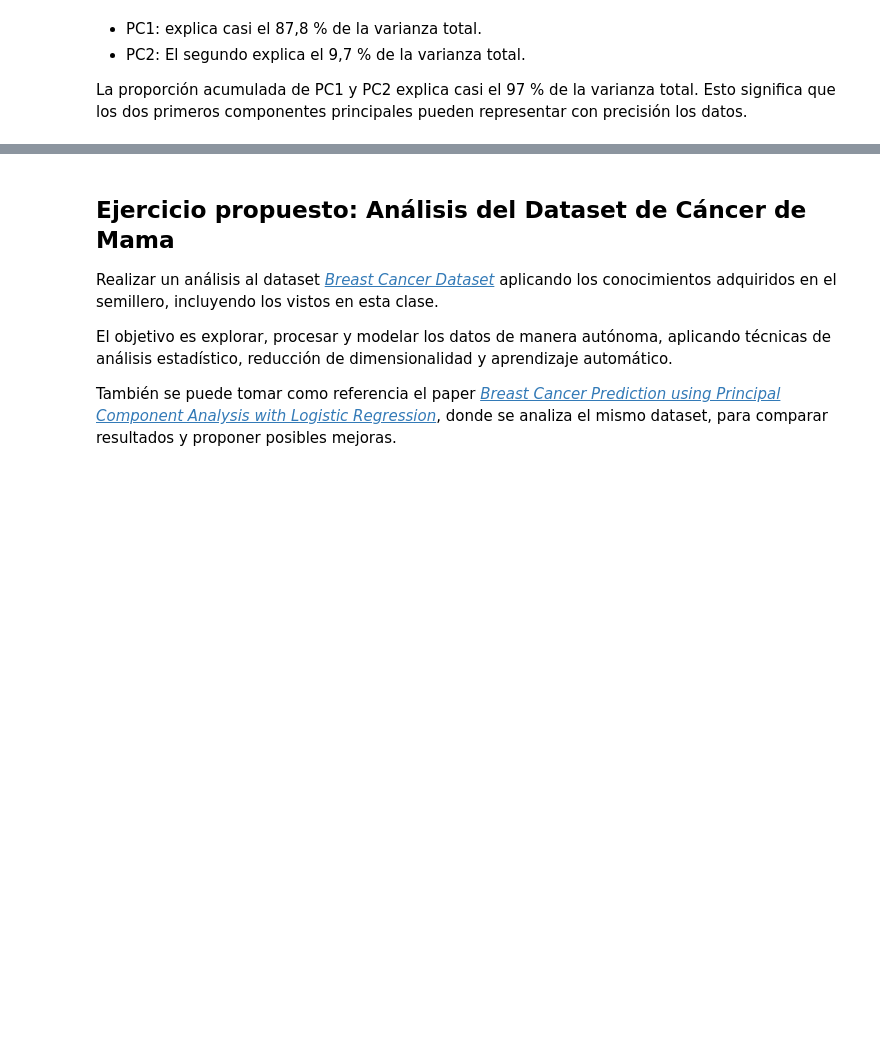
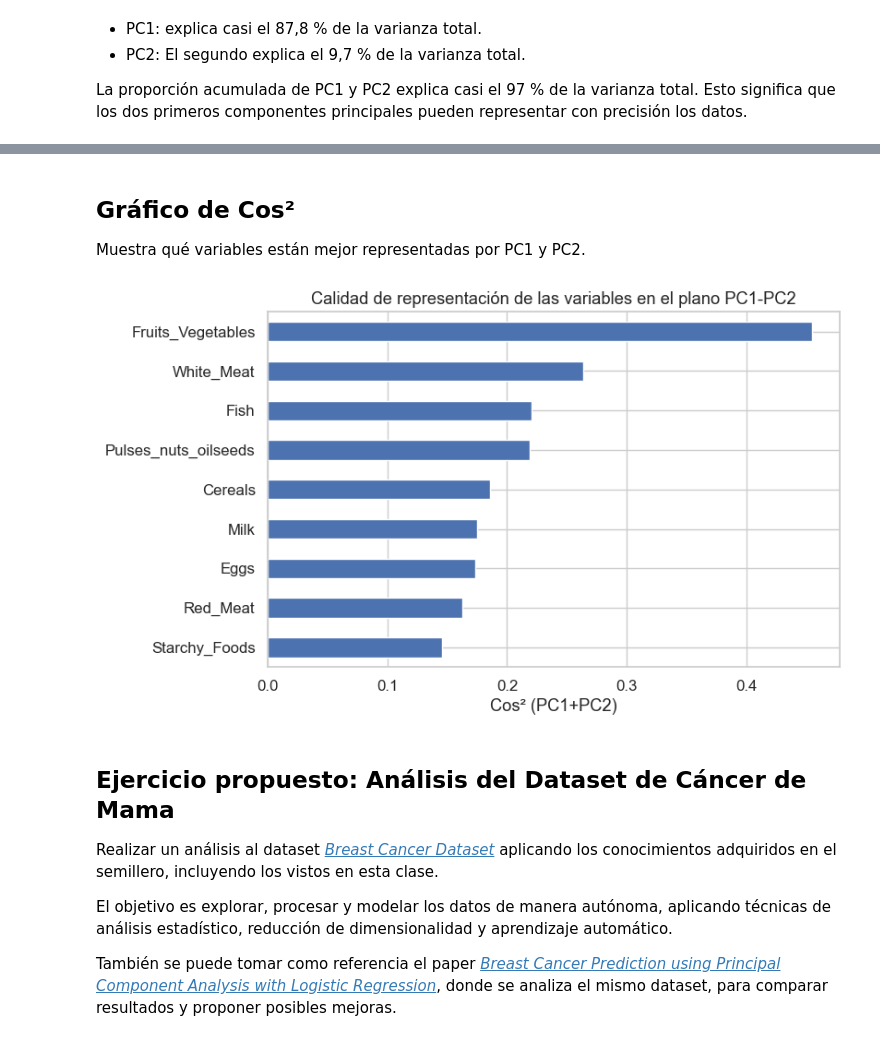
Before and after one commit to JeroHoyos/clase-pca, a Jupyter notebook: notebook-practica/ejemplo-practica.ipynb, the cells around one changed output, grey strips where cells are left out. Saved outputs shown, nothing was run; the diff lists cells and outputs as text; code cells hidden in the pictures; blank space fills up the shorter version.

```diff
--- a/notebook-practica/ejemplo-practica.ipynb
+++ b/notebook-practica/ejemplo-practica.ipynb
@@ -373,3 +310,18 @@ plt.show()
+# %% [markdown]
+
+## Gráfico de Cos²
+Muestra qué variables están mejor representadas por PC1 y PC2.
+# %%
+# 11) Cos2 bar plot
+
+cos2_df_sorted = cos2_df.sort_values('cos2_PC12', ascending=True)
+plt.figure(figsize=(8,5))
+cos2_df_sorted['cos2_PC12'].plot(kind='barh')
+plt.xlabel('Cos² (PC1+PC2)')
+plt.title('Calidad de representación de las variables en el plano PC1-PC2')
+plt.show()
+# %% [output]
+[figure, added]
 # %% [markdown]
 ## Ejercicio propuesto: Análisis del Dataset de Cáncer de Mama
 
```
Also changed, not shown: parts of 47 cells of this notebook.
